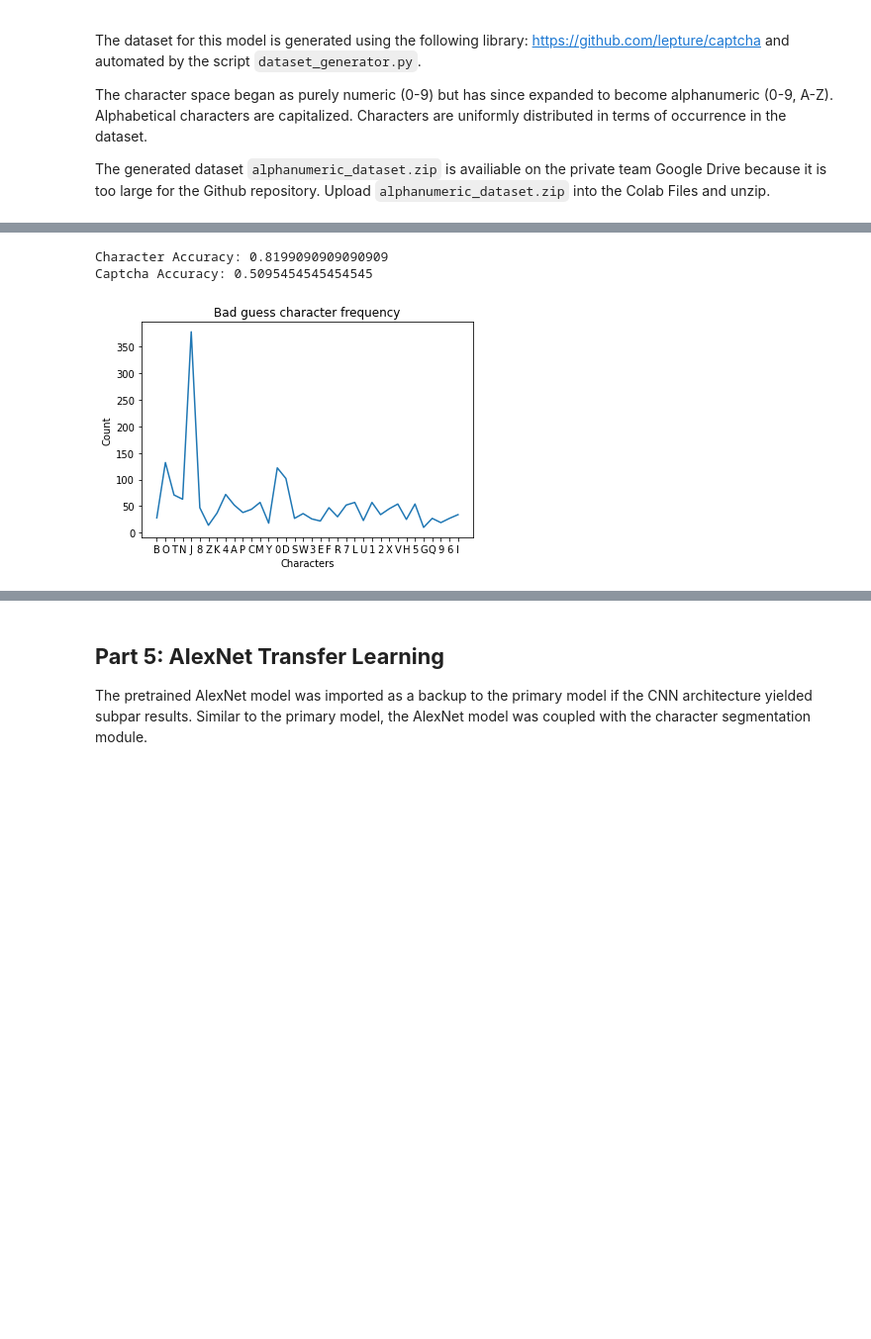
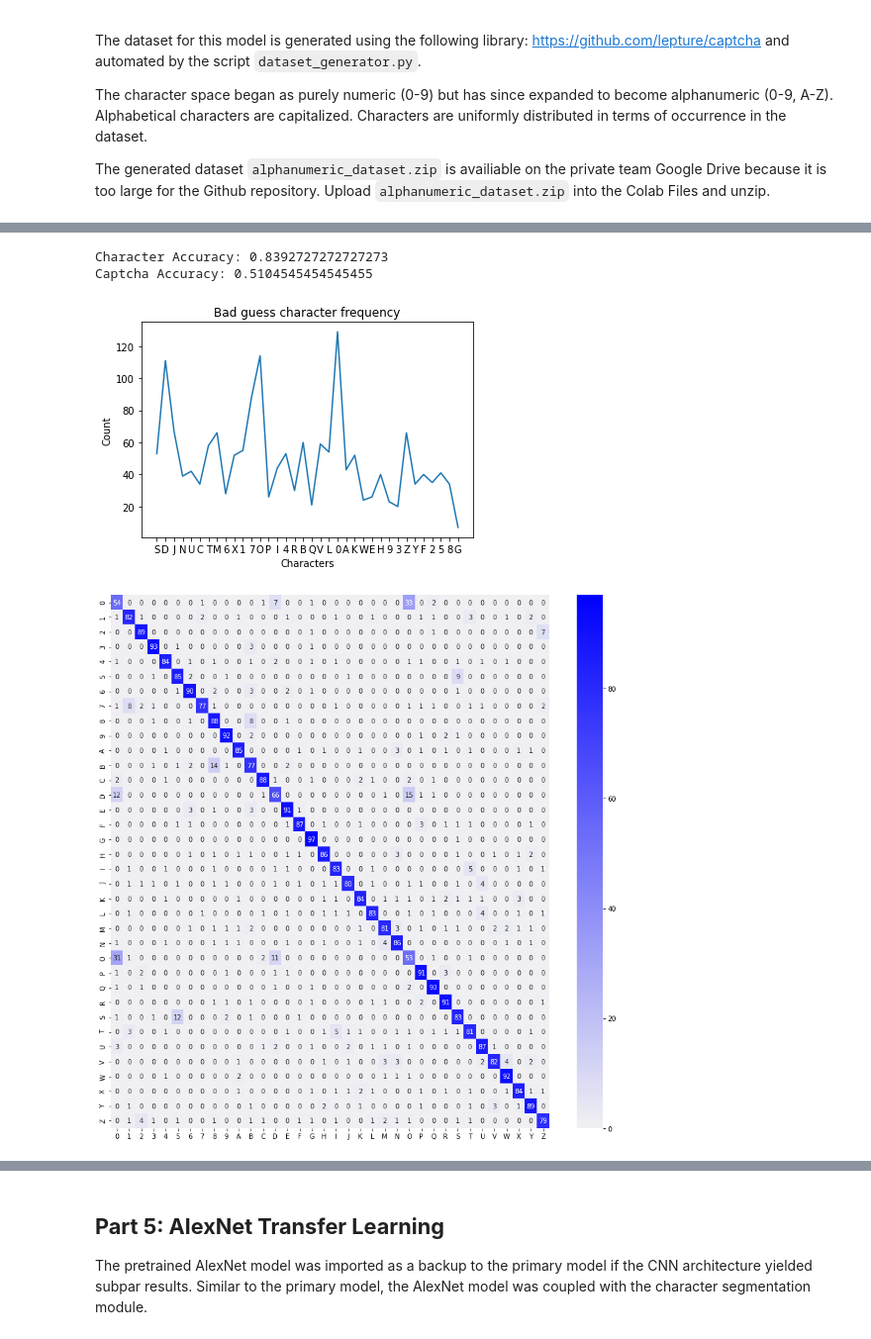
Before and after one commit to natanleung/APS360-captcha-bypass, a Jupyter notebook: captcha.ipynb, the cells around one changed output, grey strips where cells are left out. Shown at 99% size. Saved outputs shown, nothing was run; the diff lists cells and outputs as text; code cells hidden in the pictures; blank space fills up the shorter version.

Commit message:
Improve model, integrate new segmentation

```diff
--- a/captcha.ipynb
+++ b/captcha.ipynb
@@ -334,7 +553,7 @@ class BaseModel:
 
     for images, labels in dataloader:
 
-      segmented_captchas = getcharacterimages(images, imgsize=28)
+      segmented_captchas = getcharacterimages(images, dheight=28, dwidth=28)
 
       # Iterate over each captcha
       for i in range(len(segmented_captchas)):
@@ -353,7 +572,7 @@ class BaseModel:
     self.classifier.fit(input_acc, labels_acc)
 
   def predict(self, images):
-    segmented_captchas = getcharacterimages(images, imgsize=28)
+    segmented_captchas = getcharacterimages(images, dheight=28, dwidth=28)
 
     output = []
     for captcha in segmented_captchas:
@@ -369,12 +588,12 @@ class BaseModel:
 
     return torch.tensor(output)
 # %%
-model = BaseModel()
+base_model = BaseModel()
 train_small, valid_small, test_small = get_data_loaders(dataset, 100, 3000)
 
-model.fit_classifier(train_small)
+base_model.fit_classifier(train_small)
 # %%
-def evaluate_base_model(dataloader):
+def evaluate_base_model(model, dataloader):
 
   total_character_guesses = 0
   total_captcha_guesses = 0
@@ -437,12 +656,41 @@ def evaluate_base_model(dataloader):
   plt.ylabel("Count")
   plt.xticks(x_values, bad_guess_character_set)
   plt.show()
+# %%
+def get_confusion_matrix_base_model(model, dataloader):
+
+  matrix = np.zeros((len(dataset.character_set), len(dataset.character_set)))
+  character_frequency = np.zeros(len(dataset.character_set))
+
+  for images, labels in dataloader:
+    out = model.predict(images)
+
+    # Iterate through each sample captcha in batch
+    for i in range(len(labels)):
+      # Iterate through each character of captcha
+      for j in range(len(labels[i])):
+        guess = int(out[i][j])
+        expected = int(labels[i][j])
+
+        character_frequency[guess] = character_frequency[guess] + 1
+        matrix[guess][expected] = matrix[guess][expected] + 1
+
+  # Normalize to percentages
+  for i in range(len(matrix)):
+    for j in range(len(matrix)):
+      matrix[i][j] = (matrix[i][j] / character_frequency[i] * 100).round()
+
+  plt.subplots(figsize=(15,15))
+  labels = dataset.character_set
+  sns.heatmap(matrix, annot=True, cmap=sns.color_palette("light:b", as_cmap=True), xticklabels=labels, yticklabels=labels)
 # %%
-evaluate_base_model(valid)
+evaluate_base_model(base_model, valid)
+get_confusion_matrix_base_model(base_model, valid)
 # %% [output]
-Character Accuracy: 0.8199090909090909
-Captcha Accuracy: 0.5095454545454545
+Character Accuracy: 0.8392727272727273
+Captcha Accuracy: 0.5104545454545455
-[figure, old version]
+[figure, new version]
+[figure, added]
 # %% [markdown]
 ## **Part 4: Primary Model**
 
```
Also changed, not shown: parts of 27 cells of this notebook.
